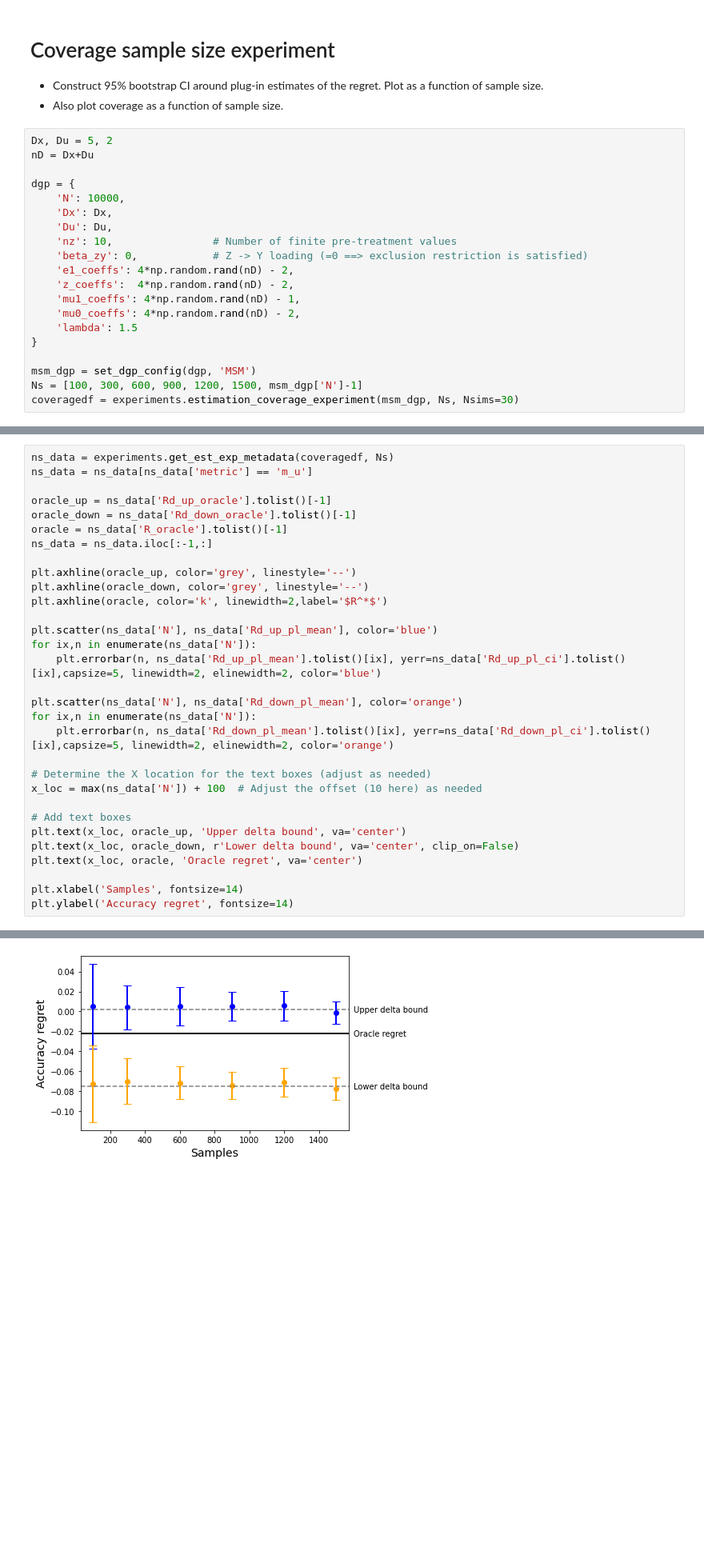
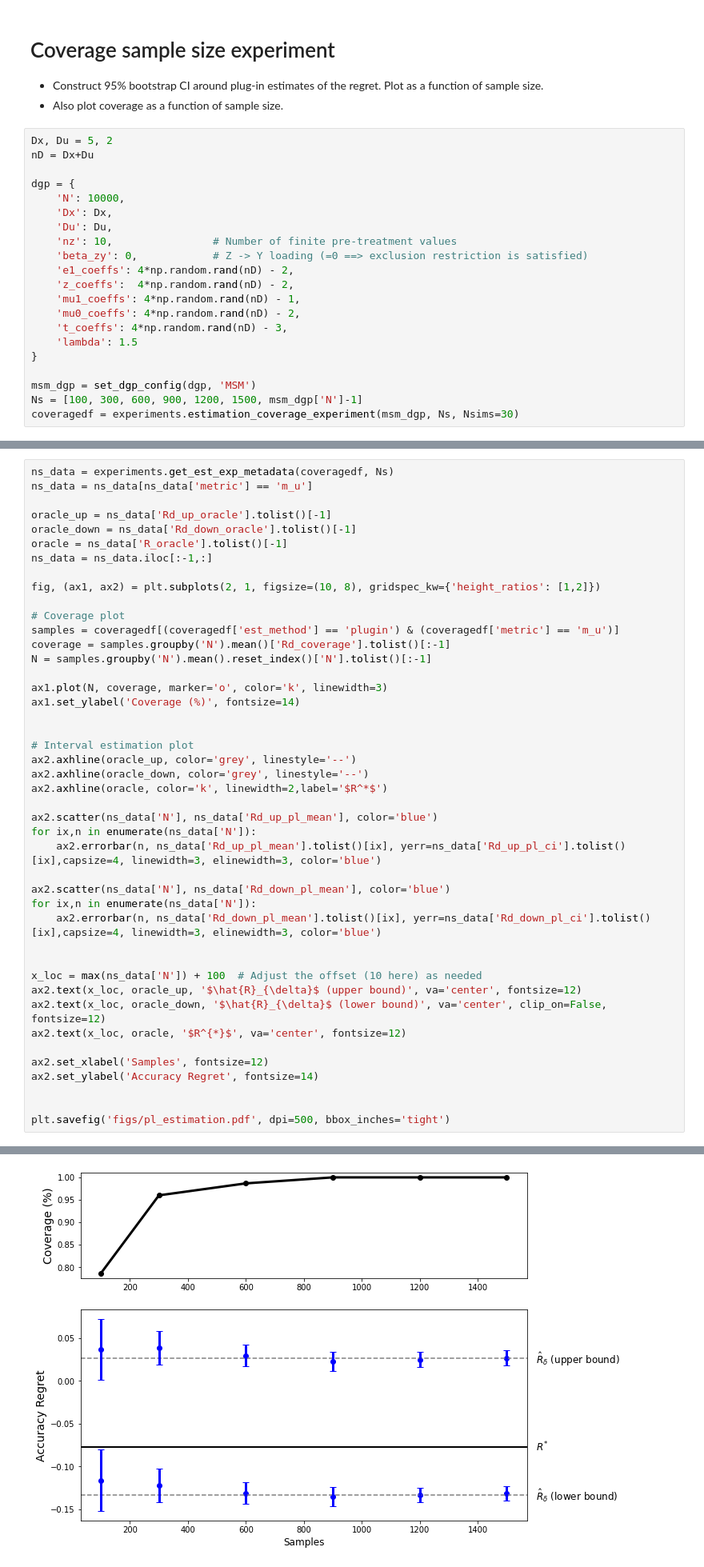
Before and after one commit to lguerdan/policy_comparison_under_confounding, a Jupyter notebook: synthetic_experiments_v2.ipynb, the cells around one changed output, grey strips where cells are left out. Shown at 80% size. Cells and saved outputs as stored; diff of their text form; blank space fills up the shorter version.

Commit message:
update experiment dgp and plots

```diff
--- a/synthetic_experiments_v2.ipynb
+++ b/synthetic_experiments_v2.ipynb
@@ -80,6 +82,7 @@ dgp = {
     'z_coeffs':  4*np.random.rand(nD) - 2,
     'mu1_coeffs': 4*np.random.rand(nD) - 1,
     'mu0_coeffs': 4*np.random.rand(nD) - 2,
+    't_coeffs': 4*np.random.rand(nD) - 3,
     'lambda': 1.5
 }
 
@@ -113,26 +116,39 @@ oracle_down = ns_data['Rd_down_oracle'].tolist()[-1]
 oracle = ns_data['R_oracle'].tolist()[-1]
 ns_data = ns_data.iloc[:-1,:]
 
-plt.axhline(oracle_up, color='grey', linestyle='--')
-plt.axhline(oracle_down, color='grey', linestyle='--')
-plt.axhline(oracle, color='k', linewidth=2,label='$R^*$')
+fig, (ax1, ax2) = plt.subplots(2, 1, figsize=(10, 8), gridspec_kw={'height_ratios': [1,2]})
 
-plt.scatter(ns_data['N'], ns_data['Rd_up_pl_mean'], color='blue')
+# Coverage plot
+samples = coveragedf[(coveragedf['est_method'] == 'plugin') & (coveragedf['metric'] == 'm_u')]
+coverage = samples.groupby('N').mean()['Rd_coverage'].tolist()[:-1]
+N = samples.groupby('N').mean().reset_index()['N'].tolist()[:-1]
+
+ax1.plot(N, coverage, marker='o', color='k', linewidth=3)
+ax1.set_ylabel('Coverage (%)', fontsize=14)
+
+
+# Interval estimation plot
+ax2.axhline(oracle_up, color='grey', linestyle='--')
+ax2.axhline(oracle_down, color='grey', linestyle='--')
+ax2.axhline(oracle, color='k', linewidth=2,label='$R^*$')
+
+ax2.scatter(ns_data['N'], ns_data['Rd_up_pl_mean'], color='blue')
 for ix,n in enumerate(ns_data['N']):
-    plt.errorbar(n, ns_data['Rd_up_pl_mean'].tolist()[ix], yerr=ns_data['Rd_up_pl_ci'].tolist()[ix],capsize=5, linewidth=2, elinewidth=2, color='blue')
+    ax2.errorbar(n, ns_data['Rd_up_pl_mean'].tolist()[ix], yerr=ns_data['Rd_up_pl_ci'].tolist()[ix],capsize=4, linewidth=3, elinewidth=3, color='blue')
 
-plt.scatter(ns_data['N'], ns_data['Rd_down_pl_mean'], color='orange')
+ax2.scatter(ns_data['N'], ns_data['Rd_down_pl_mean'], color='blue')
 for ix,n in enumerate(ns_data['N']):
-    plt.errorbar(n, ns_data['Rd_down_pl_mean'].tolist()[ix], yerr=ns_data['Rd_down_pl_ci'].tolist()[ix],capsize=5, linewidth=2, elinewidth=2, color='orange')
+    ax2.errorbar(n, ns_data['Rd_down_pl_mean'].tolist()[ix], yerr=ns_data['Rd_down_pl_ci'].tolist()[ix],capsize=4, linewidth=3, elinewidth=3, color='blue')
 
-# Determine the X location for the text boxes (adjust as needed)
+
 x_loc = max(ns_data['N']) + 100  # Adjust the offset (10 here) as needed
+ax2.text(x_loc, oracle_up, '$\hat{R}_{\delta}$ (upper bound)', va='center', fontsize=12)
+ax2.text(x_loc, oracle_down, '$\hat{R}_{\delta}$ (lower bound)', va='center', clip_on=False, fontsize=12)
+ax2.text(x_loc, oracle, '$R^{*}$', va='center', fontsize=12)
 
-# Add text boxes
-plt.text(x_loc, oracle_up, 'Upper delta bound', va='center')
-plt.text(x_loc, oracle_down, r'Lower delta bound', va='center', clip_on=False)
-plt.text(x_loc, oracle, 'Oracle regret', va='center')
+ax2.set_xlabel('Samples', fontsize=12)
+ax2.set_ylabel('Accuracy Regret', fontsize=14)
 
-plt.xlabel('Samples', fontsize=14)
-plt.ylabel('Accuracy regret', fontsize=14)
+
+plt.savefig('figs/pl_estimation.pdf', dpi=500, bbox_inches='tight')
 # %% [output]
@@ -140,4 +155,4 @@ Text(0, 0.5, 'Accuracy regret')
-[figure, old version]
+[figure, new version]
 # %%
 samples = coveragedf[(coveragedf['est_method'] == 'plugin') & (coveragedf['metric'] == 'm_u')]
 coverage = samples.groupby('N').mean()['Rd_coverage'].tolist()[:-1]
```
Also changed, not shown: parts of 20 cells of this notebook, 2 other files.
